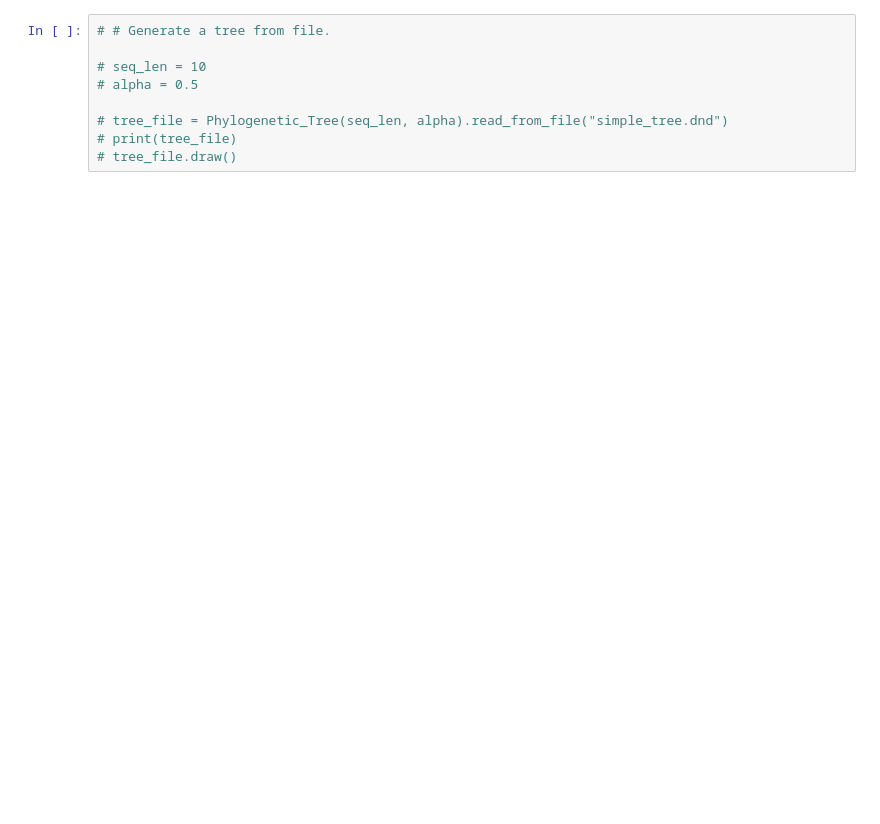
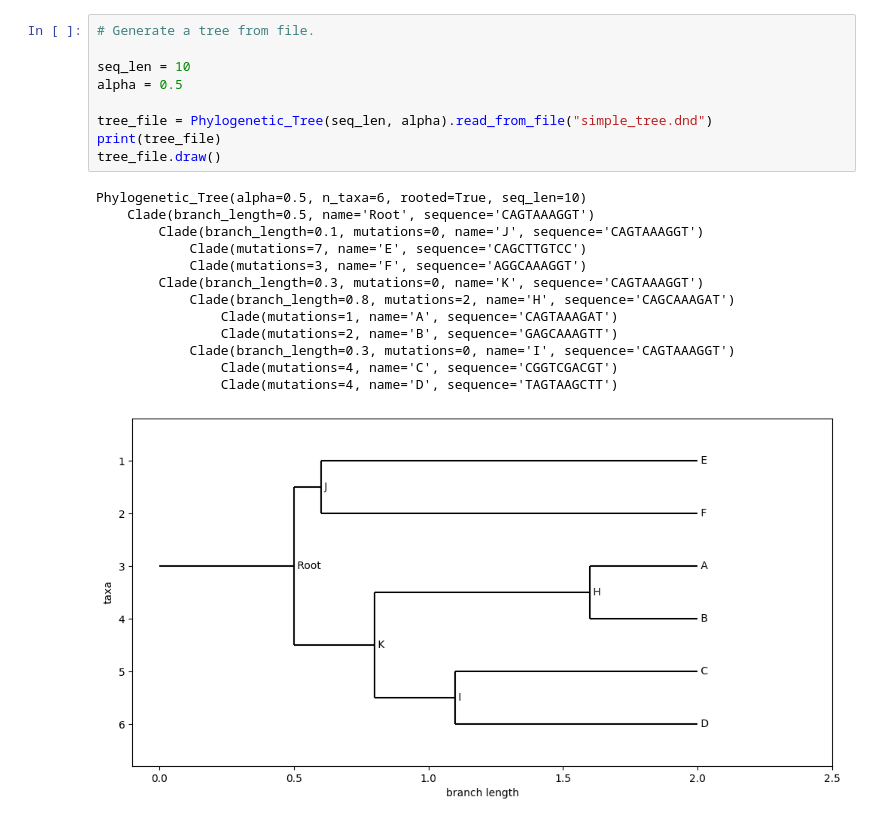
Before and after one commit to LeonMengoni/Bayesian-Phylogenetics, a Jupyter notebook: BayesianPhylogenetics.ipynb, the cells around one changed output. Saved outputs shown, nothing was run; the diff lists cells and outputs as text; blank space fills up the shorter version.

```diff
--- a/BayesianPhylogenetics.ipynb
+++ b/BayesianPhylogenetics.ipynb
@@ -194,10 +209,24 @@ class Phylogenetic_Tree(Phylo.BaseTree.Tree):
 # %%
-# # Generate a tree from file.
+# Generate a tree from file.
 
-# seq_len = 10
-# alpha = 0.5
+seq_len = 10
+alpha = 0.5
 
-# tree_file = Phylogenetic_Tree(seq_len, alpha).read_from_file("simple_tree.dnd")
-# print(tree_file)
-# tree_file.draw()
+tree_file = Phylogenetic_Tree(seq_len, alpha).read_from_file("simple_tree.dnd")
+print(tree_file)
+tree_file.draw()
+# %% [output]
+Phylogenetic_Tree(alpha=0.5, n_taxa=6, rooted=True, seq_len=10)
+    Clade(branch_length=0.5, name='Root', sequence='CAGTAAAGGT')
+        Clade(branch_length=0.1, mutations=0, name='J', sequence='CAGTAAAGGT')
+            Clade(mutations=7, name='E', sequence='CAGCTTGTCC')
+            Clade(mutations=3, name='F', sequence='AGGCAAAGGT')
+        Clade(branch_length=0.3, mutations=0, name='K', sequence='CAGTAAAGGT')
+            Clade(branch_length=0.8, mutations=2, name='H', sequence='CAGCAAAGAT')
+                Clade(mutations=1, name='A', sequence='CAGTAAAGAT')
+                Clade(mutations=2, name='B', sequence='GAGCAAAGTT')
+            Clade(branch_length=0.3, mutations=0, name='I', sequence='CAGTAAAGGT')
+                Clade(mutations=4, name='C', sequence='CGGTCGACGT')
+                Clade(mutations=4, name='D', sequence='TAGTAAGCTT')
+[figure, added]
 # %%
```
Also changed, not shown: parts of 8 cells of this notebook.
